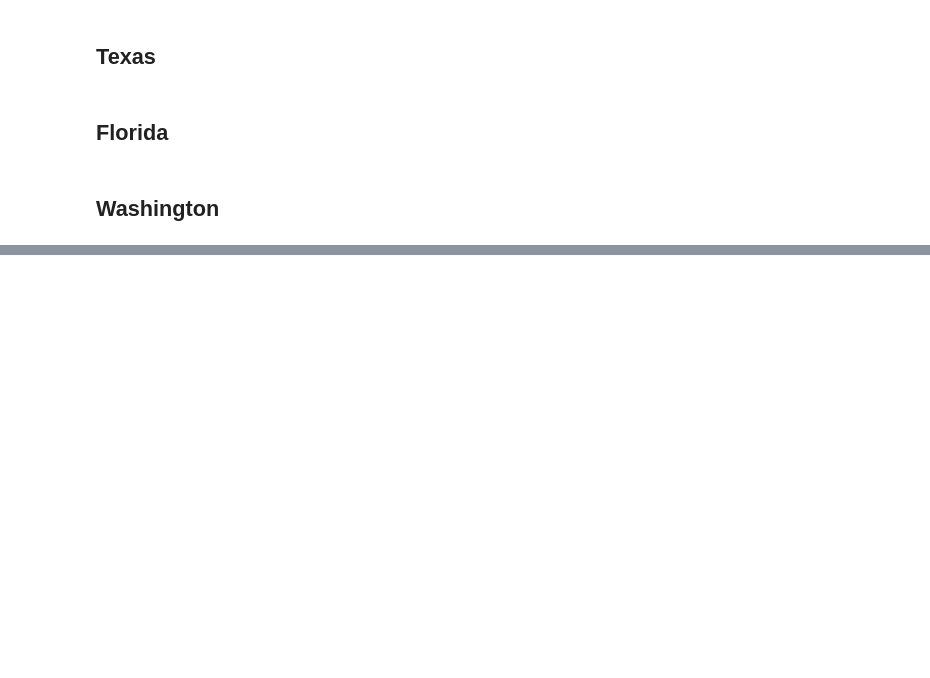
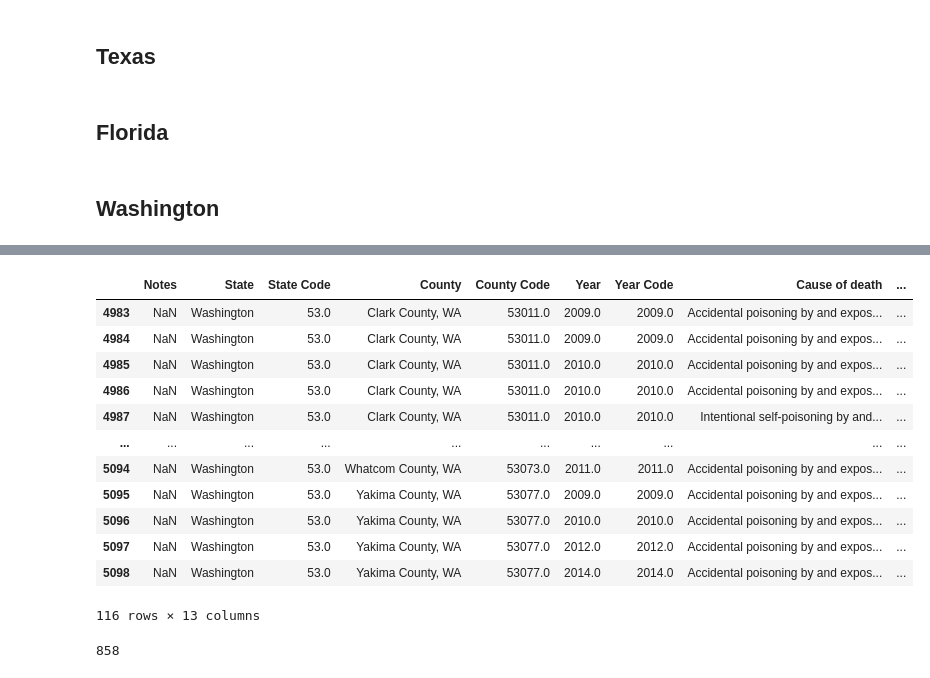
Before and after one commit to MIDS-at-Duke/pds-2022-turquoise-team, a Jupyter notebook: 10_code/Cleaning and Merging all States.ipynb, the cells around one changed output, grey strips where cells are left out. Drawn from its saved outputs; the diff is of its cells as text; code cells hidden in the pictures; blank space fills up the shorter version.

```diff
--- a/10_code/Cleaning and Merging all States.ipynb
+++ b/10_code/Cleaning and Merging all States.ipynb
@@ -90,3 +90,12 @@ to_add_df = to_add_df[to_add_df['State'].isin(we_want_florida)]
 to_add_df.to_csv('/workspaces/pds-2022-turquoise-team/00_source_data/florida_all_data_all_counties_final_fr.csv')
 # %% [markdown]
 ## Washington
+# %%
+import pandas as pd
+df1 = pd.read_table('../00_source_data/mortality for washington.txt')
+df2 = pd.read_csv('/workspaces/pds-2022-turquoise-team/00_source_data/state county population.csv')
+df1['Year County Code Combo'] = df1['County Code'].astype(str) + df1['Year'].astype(str)
+df2 ['Year County Code Combo'] = df2['County Code'].astype(str) + df2['Year'].astype(str)
+to_add_df = df1.merge(df2,indicator = True, on= 'Year County Code Combo', how='outer')
+to_add_df = to_add_df.drop(columns=['Notes', 'Year Code_y', 'Year Code_x', 'State_y', 'State Code_y', 'County_y', 'Year_y', 'Cause of death', 'Cause of death Code', 'Crude Rate', 'State Code_x', 'County Code_y', 'Population_y', 'Year County Code Combo','County Code_x'
+])
@@ -92,0 +150,16 @@ to_add_df.to_csv('/workspaces/pds-2022-turquoise-team/00_source_data/florida_all
+# %%
+df1[df1['State'] == 'Washington']
+# %% [output]
+|  | Notes | State | State Code | County | County Code | Year | Year Code | Cause of death | ... |
+| 4983 | NaN | Washington | 53.0 | Clark County, WA | 53011.0 | 2009.0 | 2009.0 | Accidental poisoning by and expos... | ... |
+| 4984 | NaN | Washington | 53.0 | Clark County, WA | 53011.0 | 2009.0 | 2009.0 | Accidental poisoning by and expos... | ... |
+| 4985 | NaN | Washington | 53.0 | Clark County, WA | 53011.0 | 2010.0 | 2010.0 | Accidental poisoning by and expos... | ... |
+| 4986 | NaN | Washington | 53.0 | Clark County, WA | 53011.0 | 2010.0 | 2010.0 | Accidental poisoning by and expos... | ... |
+| 4987 | NaN | Washington | 53.0 | Clark County, WA | 53011.0 | 2010.0 | 2010.0 | Intentional self-poisoning by and... | ... |
+| ... | ... | ... | ... | ... | ... | ... | ... | ... | ... |
+| 5094 | NaN | Washington | 53.0 | Whatcom County, WA | 53073.0 | 2011.0 | 2011.0 | Accidental poisoning by and expos... | ... |
+| 5095 | NaN | Washington | 53.0 | Yakima County, WA | 53077.0 | 2009.0 | 2009.0 | Accidental poisoning by and expos... | ... |
+| 5096 | NaN | Washington | 53.0 | Yakima County, WA | 53077.0 | 2010.0 | 2010.0 | Accidental poisoning by and expos... | ... |
+| 5097 | NaN | Washington | 53.0 | Yakima County, WA | 53077.0 | 2012.0 | 2012.0 | Accidental poisoning by and expos... | ... |
+| 5098 | NaN | Washington | 53.0 | Yakima County, WA | 53077.0 | 2014.0 | 2014.0 | Accidental poisoning by and expos... | ... |
+116 rows × 13 columns
@@ -92,0 +168,4 @@ to_add_df.to_csv('/workspaces/pds-2022-turquoise-team/00_source_data/florida_all
+# %%
+people_in_washington['Deaths'].isna().sum()
+# %% [output]
+858
```
Also changed, not shown: parts of 19 cells of this notebook, 2 other files.
